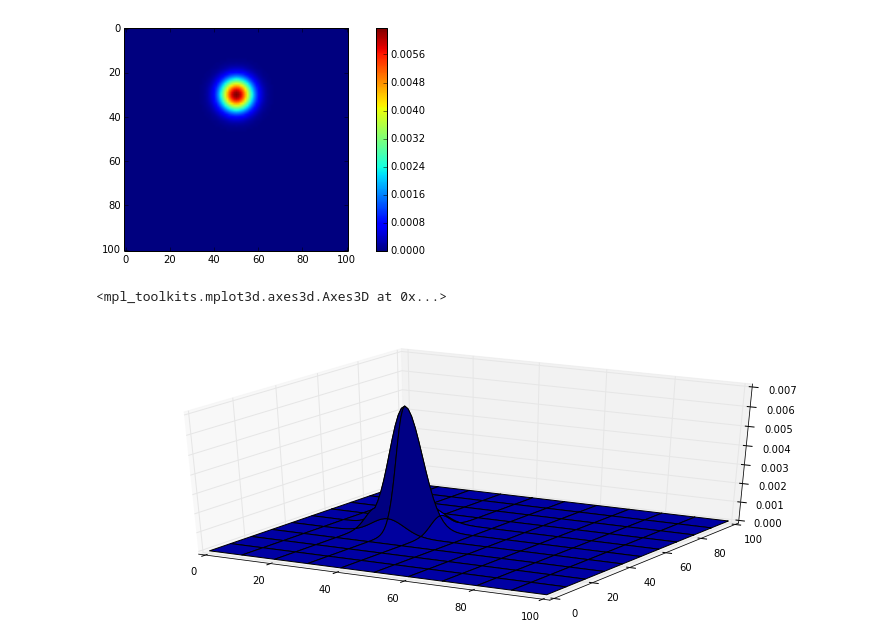
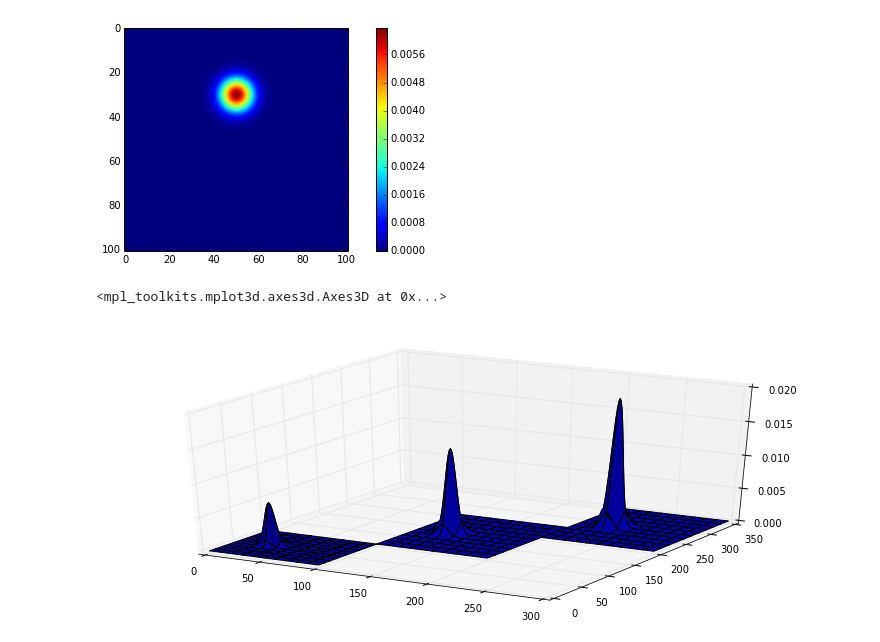
Before and after one commit to emptyr1/MediaSignalProcessing, a Jupyter notebook: HW5.ipynb, the cells around one changed output. Saved outputs shown, nothing was run; the diff lists cells and outputs as text; code cells hidden in the pictures.

```diff
--- a/HW5.ipynb
+++ b/HW5.ipynb
@@ -27,13 +30,15 @@ colorbar()
 # %%
 from mpl_toolkits.mplot3d import Axes3D
 
 fig = figure()
 ax = Axes3D(fig)
 x, y = mgrid[0:101, 0:101]
 ax.plot_surface(x,y,gauss_kernel)
+ax.plot_surface(x+100, y*1.5+100, gauss_kernel*2)
+ax.plot_surface(x+300, y*1.5+200, gauss_kernel*2)
 fig.add_axes(ax)
 # %% [output]
 <mpl_toolkits.mplot3d.axes3d.Axes3D at 0x...>
-[figure, old version]
+[figure, new version]
 # %%
 from scipy.ndimage.filters import convolve as convolve2
```
Also changed, not shown: parts of 6 cells of this notebook, 2 other files.
